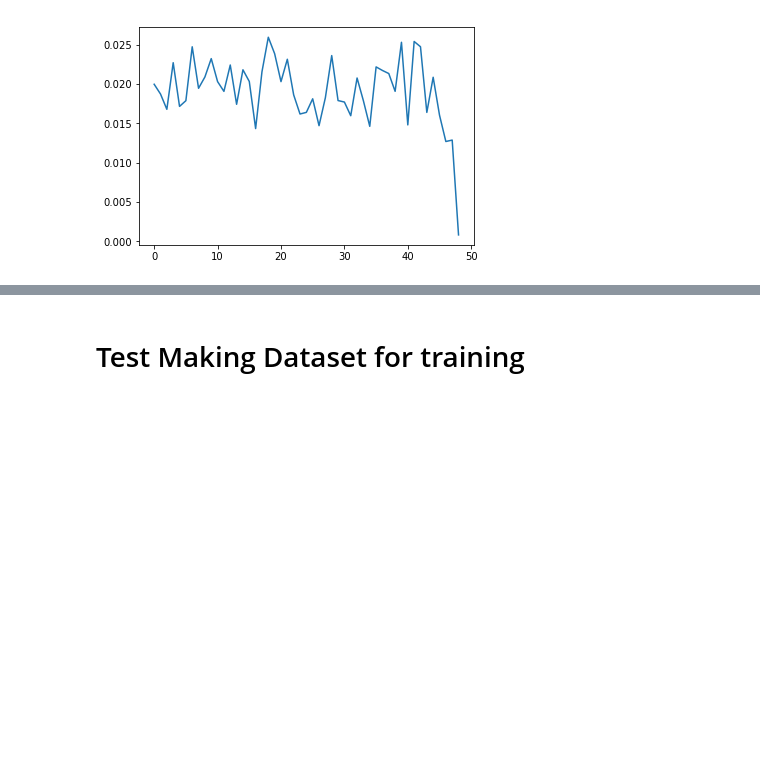
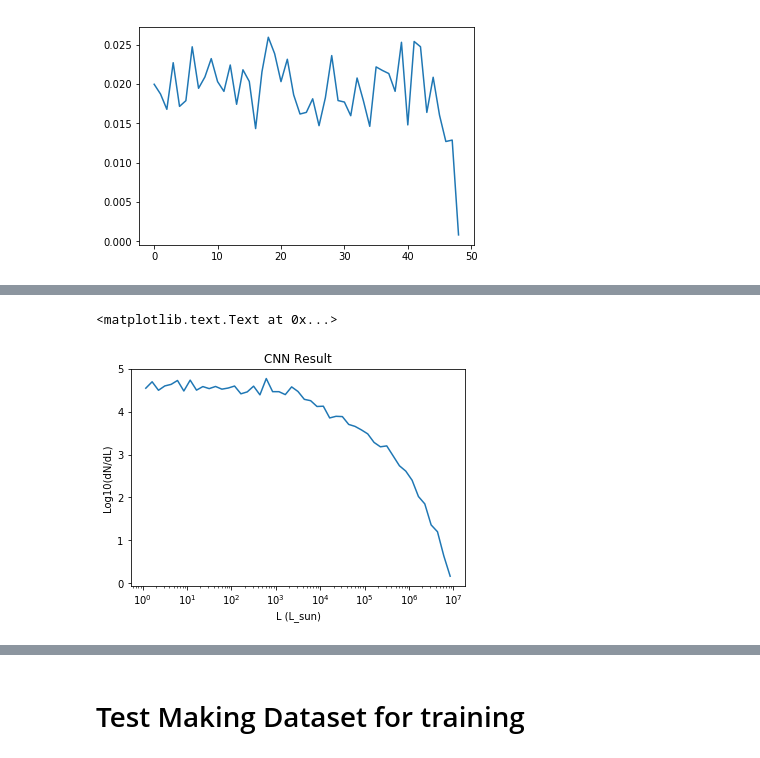
Before and after one commit to dnpfeffer/intensitymap_cnn, a Jupyter notebook: scripts/test_cnn.ipynb, the cells around one changed output, grey strips where cells are left out. Drawn from its saved outputs; the diff is of its cells as text; code cells hidden in the pictures; blank space fills up the shorter version.

Commit message:
Have a basic working model for CPUs

```diff
--- a/scripts/test_cnn.ipynb
+++ b/scripts/test_cnn.ipynb
@@ -99,0 +150,2 @@ model.save('my_model.h5')
+# %%
+model2.fit(dataset, epochs=epochs, steps_per_epoch=steps_per_epoch, verbose=1)
@@ -99,0 +166,2 @@ model.save('my_model.h5')
+# %%
+model2.fit(dataset, epochs=epochs, steps_per_epoch=steps_per_epoch, verbose=1)
@@ -122,0 +208,12 @@ plt.plot(testLum)
+# %%
+testMap = lnn.fileToMapData(base[152] + '_map.npz')
+testLum = lnn.logLumFunc(lnn.fileToLum(base[152] + '_lum.npz'))
+
+testMap = testMap.reshape(len(testMap), len(testMap[0]), len(testMap[0][0]), 1)
+
+baseMap2 = np.expand_dims(testMap, axis=0)
+# baseMap2 = np.expand_dims(baseMap2, axis=0)
+baseLum2 = np.expand_dims(testLum, axis=0)
+
+newLum = model2.predict(tf.convert_to_tensor(baseMap2), steps=1)
+model2.evaluate(tf.convert_to_tensor(baseMap2), tf.convert_to_tensor(baseLum2), steps=1, verbose=1)
@@ -122,0 +223,8 @@ plt.plot(testLum)
+# %%
+plt.semilogx(lumLogBinCents, newLum[0])
+plt.title('CNN Result')
+plt.xlabel('L (L_sun)')
+plt.ylabel('Log10(dN/dL)')
+# %% [output]
+<matplotlib.text.Text at 0x...>
+[figure, added]
```
Also changed, not shown: parts of 24 cells of this notebook, 3 other files.
